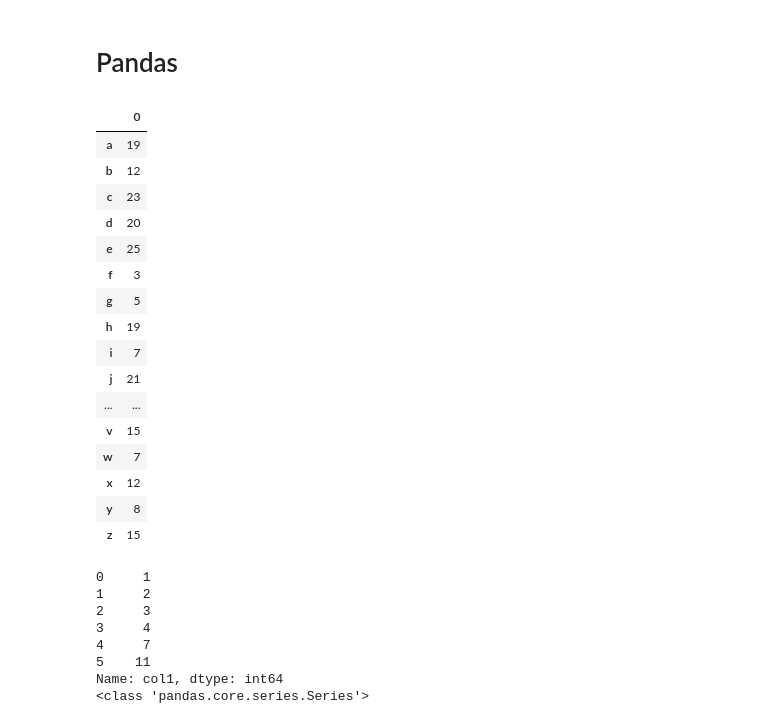
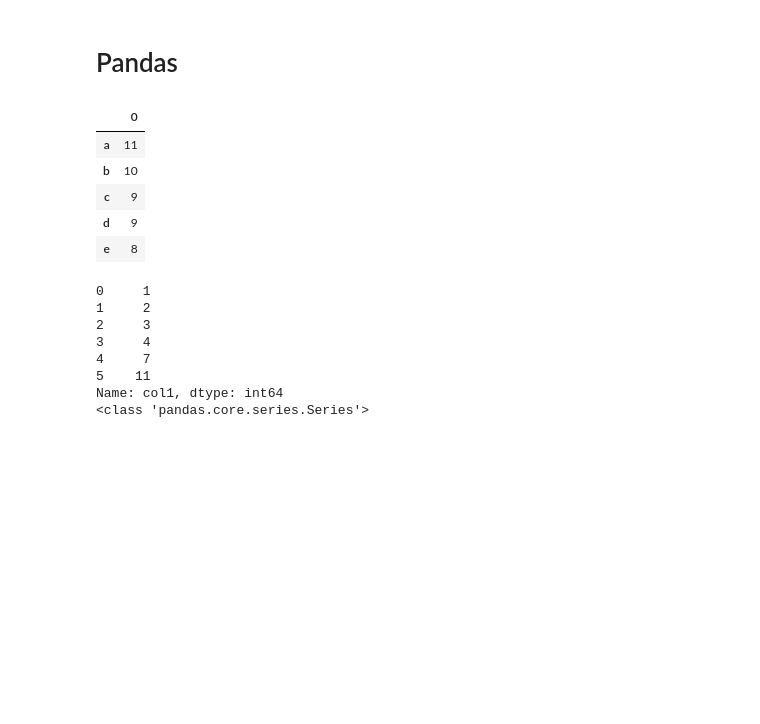
Before and after one commit to maharshi-neu/INFO6105-HW, a Jupyter notebook: HW2_Maharshi_Jinandra.ipynb, the cells around one changed output. Drawn from its saved outputs; the diff is of its cells as text; code cells hidden in the pictures; blank space fills up the shorter version.

```diff
--- a/HW2_Maharshi_Jinandra.ipynb
+++ b/HW2_Maharshi_Jinandra.ipynb
@@ -7,28 +7,17 @@ import matplotlib.pyplot as plt
 # %%
 # Convert the list of 26 letters of the alphabet to the index of the Dataframe,
 #    and assign 26 random integer numbers. Print out the first 5 rows
 df = pd.DataFrame(
     np.random.randint(1, 26, size=26),
     index=[chr(i) for i in range(ord('a'),ord('z')+1)])
-df
+df[:5]
 # %% [output]
 |  | 0 |
-| a | 19 |
-| b | 12 |
-| c | 23 |
-| d | 20 |
-| e | 25 |
-| f | 3 |
-| g | 5 |
-| h | 19 |
-| i | 7 |
-| j | 21 |
-| ... | ... |
-| v | 15 |
-| w | 7 |
-| x | 12 |
-| y | 8 |
-| z | 15 |
+| a | 11 |
+| b | 10 |
+| c | 9 |
+| d | 9 |
+| e | 8 |
 # %%
 # Construct the following DataFrame and print it out.
 # Use "iloc" to convert the first column of this DataFrame as a Series
```
Also changed, not shown: parts of 2 cells of this notebook.
